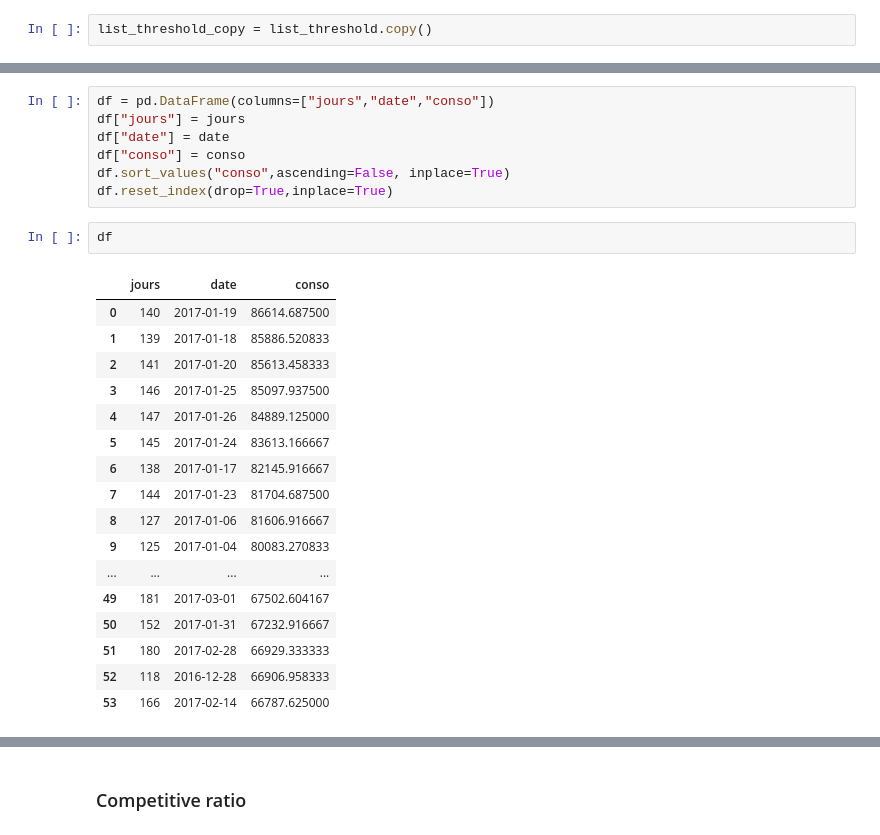
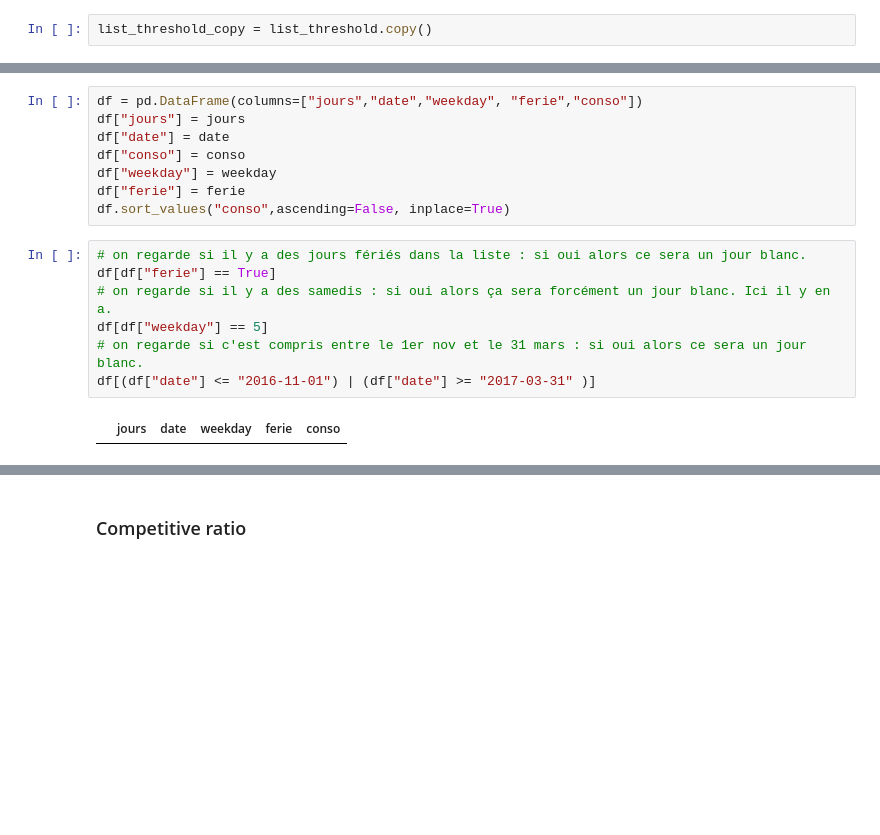
Before and after one commit to dreamsandroads/EDF_Tempo_Price_Optim, a Jupyter notebook: prophet_inequality.ipynb, the cells around one changed output, grey strips where cells are left out. Drawn from its saved outputs; the diff is of its cells as text; blank space fills up the shorter version.

```diff
--- a/prophet_inequality.ipynb
+++ b/prophet_inequality.ipynb
@@ -191,27 +172,17 @@ len(jours)
 # %%
-df = pd.DataFrame(columns=["jours","date","conso"])
+df = pd.DataFrame(columns=["jours","date","weekday", "ferie","conso"])
 df["jours"] = jours
 df["date"] = date
 df["conso"] = conso
+df["weekday"] = weekday
+df["ferie"] = ferie
 df.sort_values("conso",ascending=False, inplace=True)
-df.reset_index(drop=True,inplace=True)
-# %%
-df
-# %% [output]
-|  | jours | date | conso |
-| 0 | 140 | 2017-01-19 | 86614.687500 |
-| 1 | 139 | 2017-01-18 | 85886.520833 |
-| 2 | 141 | 2017-01-20 | 85613.458333 |
-| 3 | 146 | 2017-01-25 | 85097.937500 |
-| 4 | 147 | 2017-01-26 | 84889.125000 |
-| 5 | 145 | 2017-01-24 | 83613.166667 |
-| 6 | 138 | 2017-01-17 | 82145.916667 |
-| 7 | 144 | 2017-01-23 | 81704.687500 |
-| 8 | 127 | 2017-01-06 | 81606.916667 |
-| 9 | 125 | 2017-01-04 | 80083.270833 |
-| ... | ... | ... | ... |
-| 49 | 181 | 2017-03-01 | 67502.604167 |
-| 50 | 152 | 2017-01-31 | 67232.916667 |
-| 51 | 180 | 2017-02-28 | 66929.333333 |
-| 52 | 118 | 2016-12-28 | 66906.958333 |
-| 53 | 166 | 2017-02-14 | 66787.625000 |
+# %%
+# on regarde si il y a des jours fériés dans la liste : si oui alors ce sera un jour blanc.
+df[df["ferie"] == True]
+# on regarde si il y a des samedis : si oui alors ça sera forcément un jour blanc. Ici il y en a.
+df[df["weekday"] == 5]
+# on regarde si c'est compris entre le 1er nov et le 31 mars : si oui alors ce sera un jour blanc.
+df[(df["date"] <= "2016-11-01") | (df["date"] >= "2017-03-31" )]
+# %% [output]
+|  | jours | date | weekday | ferie | conso |
```
Also changed, not shown: parts of 21 cells of this notebook.
